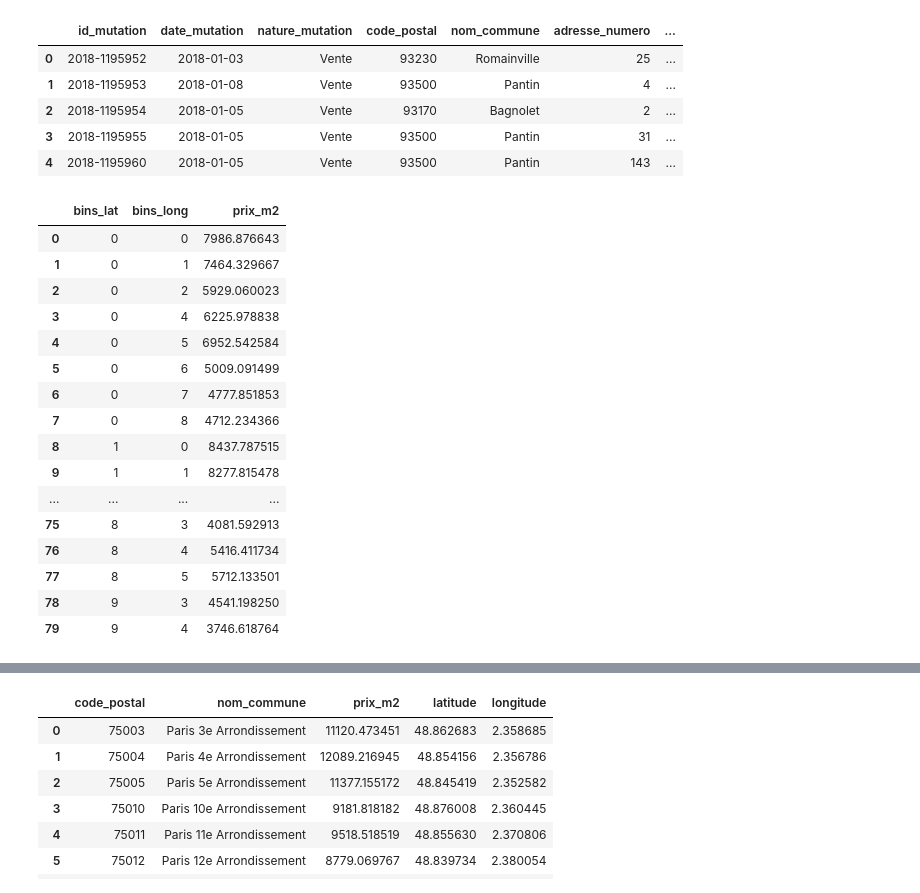
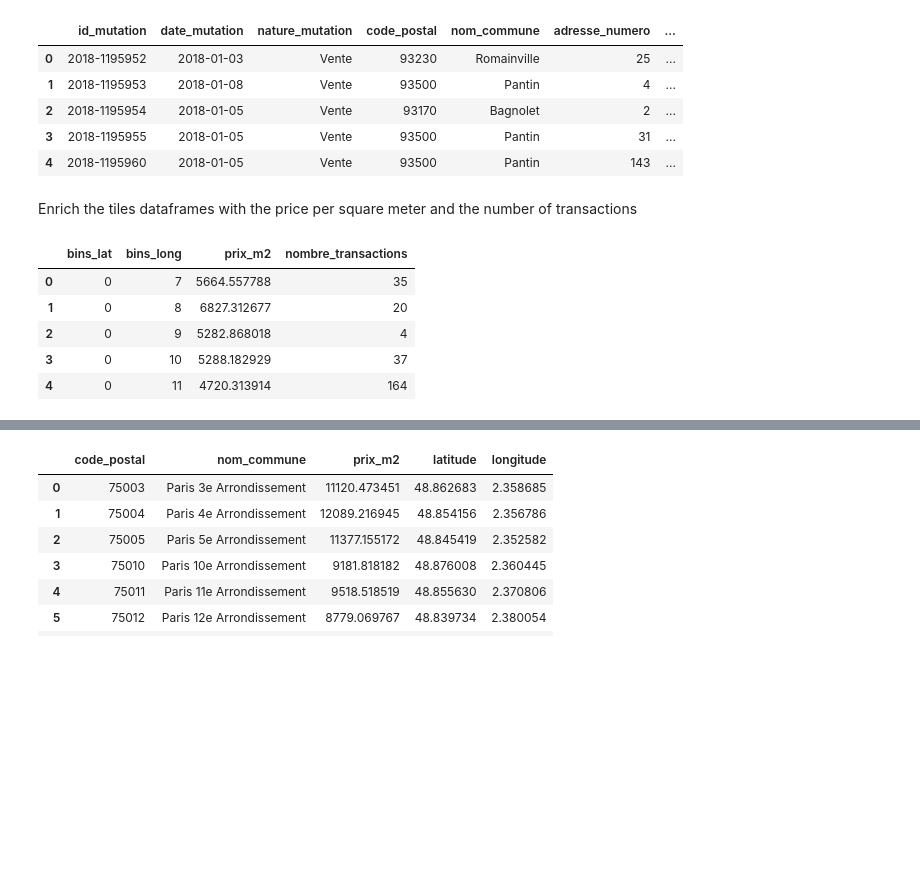
Before and after one commit to paulpreda/coursera_capstone, a Jupyter notebook: Paris - City of Light.ipynb, the cells around one changed output, grey strips where cells are left out. Drawn from its saved outputs; the diff is of its cells as text; code cells hidden in the pictures; blank space fills up the shorter version.

```diff
--- a/Paris - City of Light.ipynb
+++ b/Paris - City of Light.ipynb
@@ -343,3 +309,6 @@ Calculate the price per square meter
 # %%
 #insert a new column - prix au m2
 east_paris_transactions['prix_m2'] = east_paris_transactions['valeur_fonciere'] / east_paris_transactions['surface_reelle_bati']
+# %%
+east_paris_transactions['nombre_transactions'] = 1
+east_paris_transactions.head()
@@ -395,13 +359,11 @@ Name: nom_commune, dtype: int64
 # %%
-bins_lat = np.linspace(min(east_paris_transactions['latitude']), max(east_paris_transactions['latitude']), 11)
-#lat_names = ['A', 'B', 'C', 'D', 'E', 'F', 'G', 'H', 'I', 'J']
-lat_names = [0, 1, 2, 3, 4, 5, 6, 7, 8, 9]
+bins_lat = np.linspace(min(east_paris_transactions['latitude']), max(east_paris_transactions['latitude']), 16)
+lat_names = [0, 1, 2, 3, 4, 5, 6, 7, 8, 9, 10, 11, 12, 13, 14]
 east_paris_transactions['bins_lat'] = pd.cut(east_paris_transactions['latitude'], bins_lat, labels=lat_names, include_lowest=True)
-bins_long = np.linspace(min(east_paris_transactions['longitude']), max(east_paris_transactions['longitude']), 11)
-#long_names = ['a', 'b', 'c', 'd', 'e', 'f', 'g', 'h', 'i', 'j']
-long_names = [0, 1, 2, 3, 4, 5, 6, 7, 8, 9]
+bins_long = np.linspace(min(east_paris_transactions['longitude']), max(east_paris_transactions['longitude']), 16)
+long_names = [0, 1, 2, 3, 4, 5, 6, 7, 8, 9, 10, 11, 12, 13, 14]
 east_paris_transactions['bins_long'] = pd.cut(east_paris_transactions['longitude'], bins_long, labels=long_names, include_lowest=True)
-#east_paris_transactions['bins_indx'] = east_paris_transactions['bins_lat'] + east_paris_transactions['bins_long']
+
 east_paris_transactions.dtypes
 east_paris_transactions.head()
 # %% [output]
@@ -411,25 +373,22 @@ east_paris_transactions.head()
 | 2 | 2018-1195954 | 2018-01-05 | Vente | 93170 | Bagnolet | 2 | ... |
 | 3 | 2018-1195955 | 2018-01-05 | Vente | 93500 | Pantin | 31 | ... |
 | 4 | 2018-1195960 | 2018-01-05 | Vente | 93500 | Pantin | 143 | ... |
+# %% [markdown]
+Enrich the tiles dataframes with the price per square meter and the number of transactions
 # %%
 tiles = east_paris_transactions.groupby(['bins_lat','bins_long'])['prix_m2'].mean().reset_index()
 tiles.set_index(['bins_lat', 'bins_long'])
-tiles
+
+tiles2 = east_paris_transactions.groupby(['bins_lat','bins_long'])['nombre_transactions'].sum().reset_index()
+tiles2.set_index(['bins_lat', 'bins_long'])
+
+tiles= tiles.join(tiles2.set_index(['bins_lat', 'bins_long']), on=['bins_lat','bins_long'])
+
+tiles.head()
 # %% [output]
-|  | bins_lat | bins_long | prix_m2 |
-| 0 | 0 | 0 | 7986.876643 |
-| 1 | 0 | 1 | 7464.329667 |
-| 2 | 0 | 2 | 5929.060023 |
-| 3 | 0 | 4 | 6225.978838 |
-| 4 | 0 | 5 | 6952.542584 |
-| 5 | 0 | 6 | 5009.091499 |
-| 6 | 0 | 7 | 4777.851853 |
-| 7 | 0 | 8 | 4712.234366 |
-| 8 | 1 | 0 | 8437.787515 |
-| 9 | 1 | 1 | 8277.815478 |
-| ... | ... | ... | ... |
-| 75 | 8 | 3 | 4081.592913 |
-| 76 | 8 | 4 | 5416.411734 |
-| 77 | 8 | 5 | 5712.133501 |
-| 78 | 9 | 3 | 4541.198250 |
-| 79 | 9 | 4 | 3746.618764 |
+|  | bins_lat | bins_long | prix_m2 | nombre_transactions |
+| 0 | 0 | 7 | 5664.557788 | 35 |
+| 1 | 0 | 8 | 6827.312677 | 20 |
+| 2 | 0 | 9 | 5282.868018 | 4 |
+| 3 | 0 | 10 | 5288.182929 | 37 |
+| 4 | 0 | 11 | 4720.313914 | 164 |
```
Also changed, not shown: parts of 42 cells of this notebook.
